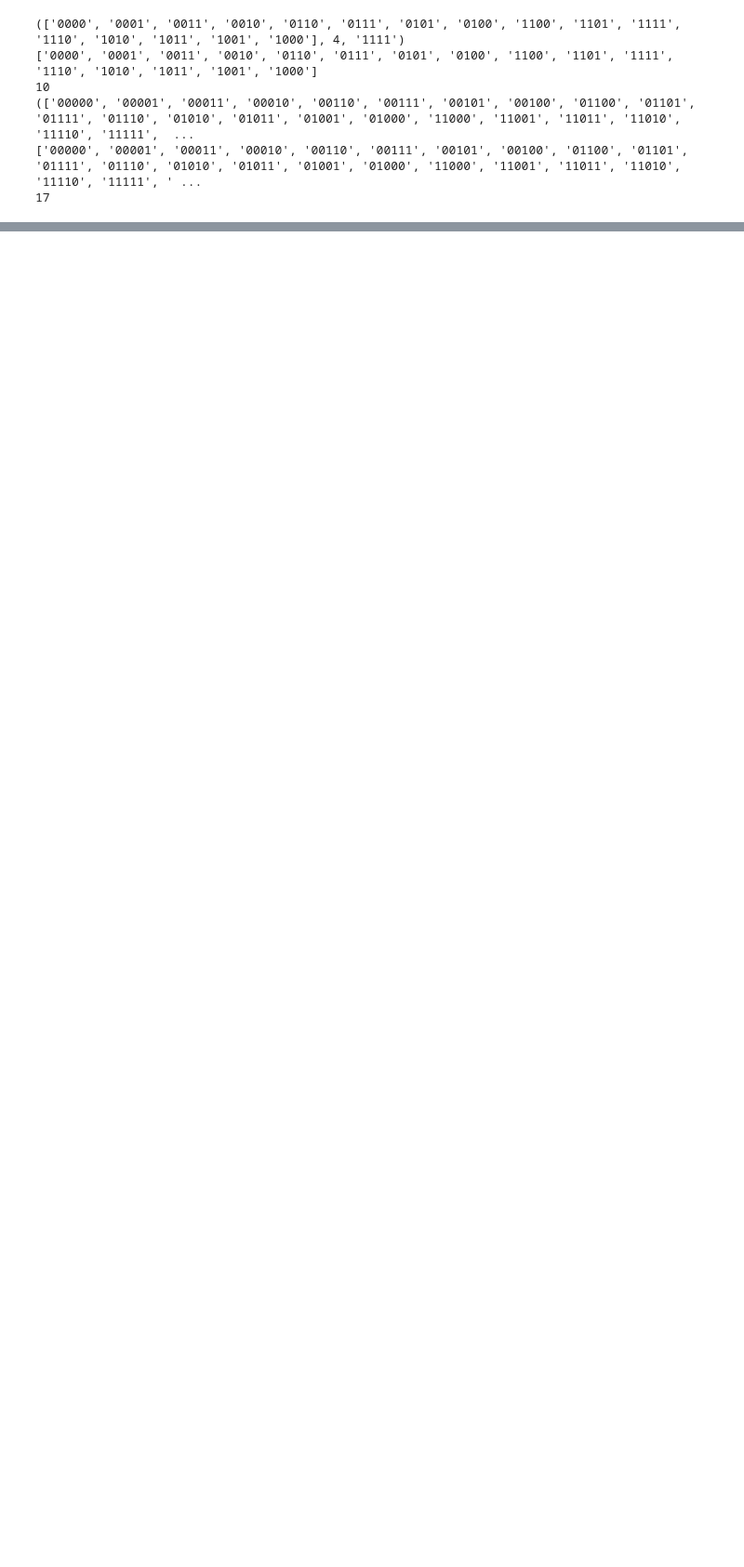
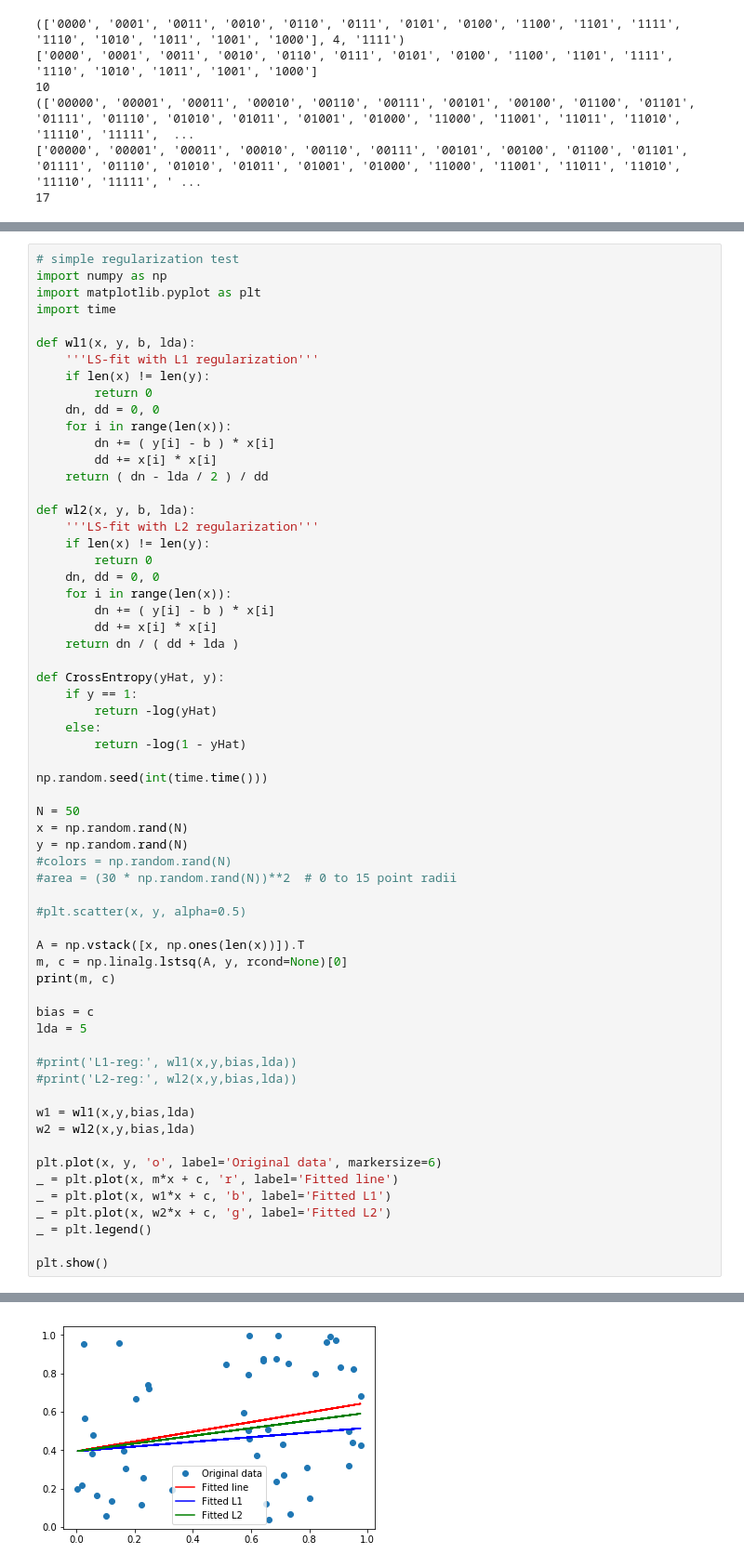
Before and after one commit to Unilmalas/RandomTrees, a Jupyter notebook: snippets22.ipynb, the cells around one changed output, grey strips where cells are left out. Shown at 93% size. Saved outputs shown, nothing was run; the diff lists cells and outputs as text; blank space fills up the shorter version.

```diff
--- a/snippets22.ipynb
+++ b/snippets22.ipynb
@@ -320,0 +1156,63 @@ if __name__=='__main__':
+# %%
+# simple regularization test
+import numpy as np
+import matplotlib.pyplot as plt
+import time
+
+def wl1(x, y, b, lda):
+    '''LS-fit with L1 regularization'''
+    if len(x) != len(y):
+        return 0
+    dn, dd = 0, 0
+    for i in range(len(x)):
+        dn += ( y[i] - b ) * x[i]
+        dd += x[i] * x[i]
+    return ( dn - lda / 2 ) / dd
+
+def wl2(x, y, b, lda):
+    '''LS-fit with L2 regularization'''
+    if len(x) != len(y):
+        return 0
+    dn, dd = 0, 0
+    for i in range(len(x)):
+        dn += ( y[i] - b ) * x[i]
+        dd += x[i] * x[i]
+    return dn / ( dd + lda )
+
+def CrossEntropy(yHat, y):
+    if y == 1:
+        return -log(yHat)
+    else:
+        return -log(1 - yHat)
+
+np.random.seed(int(time.time()))
+
+N = 50
+x = np.random.rand(N)
+y = np.random.rand(N)
+#colors = np.random.rand(N)
+#area = (30 * np.random.rand(N))**2  # 0 to 15 point radii
+
+#plt.scatter(x, y, alpha=0.5)
+
+A = np.vstack([x, np.ones(len(x))]).T
+m, c = np.linalg.lstsq(A, y, rcond=None)[0]
+print(m, c)
+
+bias = c
+lda = 5
+
+#print('L1-reg:', wl1(x,y,bias,lda))
+#print('L2-reg:', wl2(x,y,bias,lda))
+
+w1 = wl1(x,y,bias,lda)
+w2 = wl2(x,y,bias,lda)
+
+plt.plot(x, y, 'o', label='Original data', markersize=6)
+_ = plt.plot(x, m*x + c, 'r', label='Fitted line')
+_ = plt.plot(x, w1*x + c, 'b', label='Fitted L1')
+_ = plt.plot(x, w2*x + c, 'g', label='Fitted L2')
+_ = plt.legend()
+
+plt.show()
+# %% [output]
@@ -320,0 +1220 @@ if __name__=='__main__':
+[figure, added]
```
Also changed, not shown: parts of 26 cells of this notebook.
